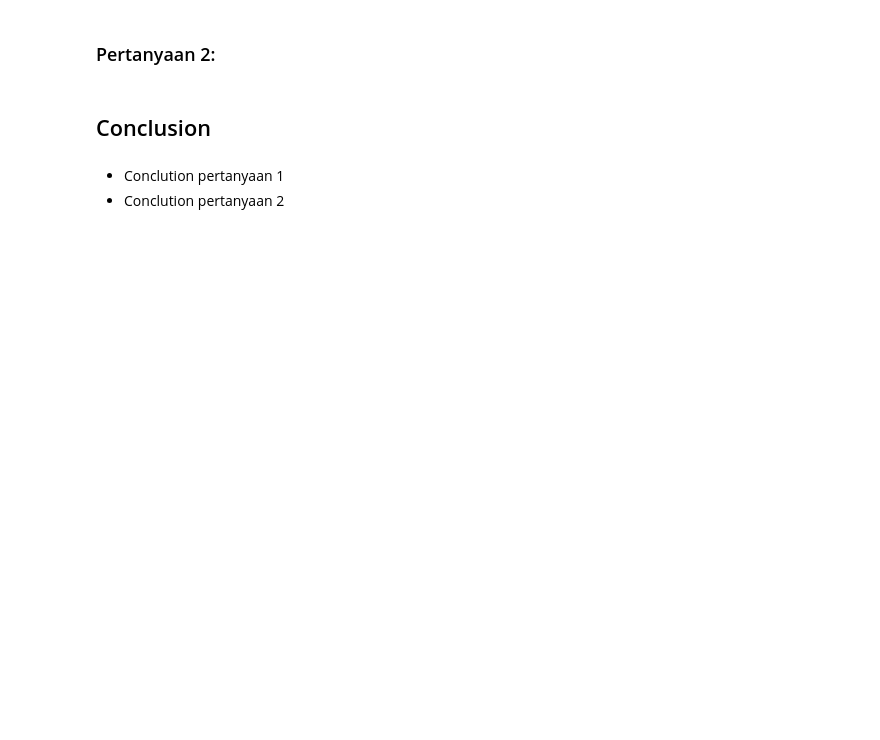
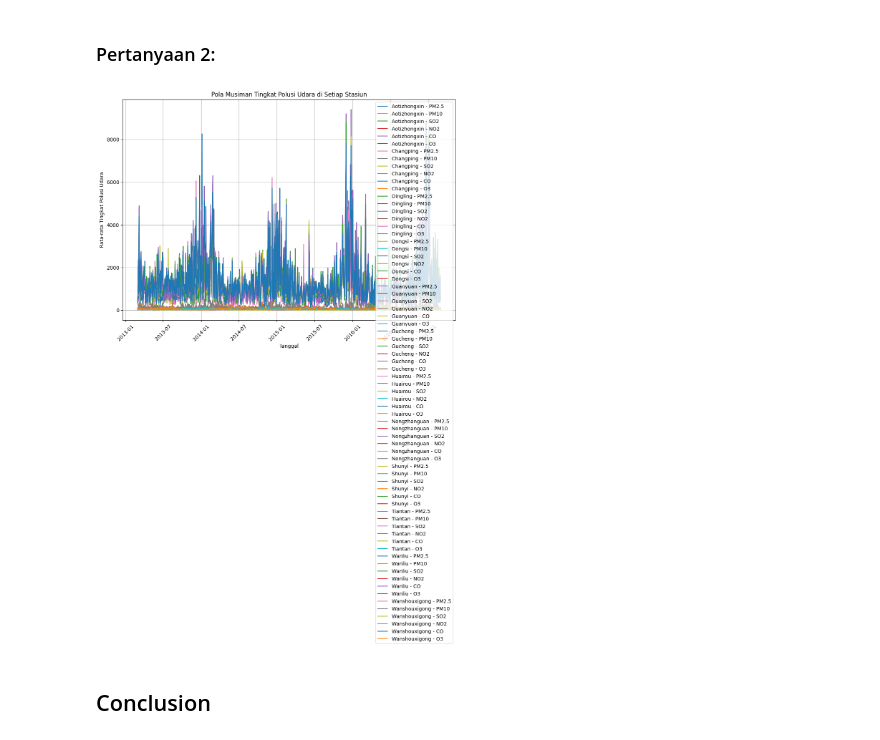
Before and after one commit to Vinzzztty/playground-data-analyst, a Jupyter notebook: Analisis Data/submission/notebook.ipynb, the cells around one changed output. Drawn from its saved outputs; the diff is of its cells as text; code cells hidden in the pictures; blank space fills up the shorter version.

```diff
--- a/Analisis Data/submission/notebook.ipynb
+++ b/Analisis Data/submission/notebook.ipynb
@@ -29,7 +462,25 @@
 # %% [markdown]
 ### Pertanyaan 2:
+# %%
+# Hitung rata-rata polusi udara untuk setiap tanggal dan stasiun
+avg_pollution_by_date_station = df.groupby(['date', 'station'])[['PM2.5', 'PM10', 'SO2', 'NO2', 'CO', 'O3']].mean()
+# %%
+# Plot
+plt.figure(figsize=(12, 8))
+for station in avg_pollution_by_date_station.index.get_level_values('station').unique():
+    data_station = avg_pollution_by_date_station.xs(station, level='station')
+    for column in data_station.columns:
+        plt.plot(data_station.index, data_station[column], label=f"{station} - {column}")
+
+plt.title('Pola Musiman Tingkat Polusi Udara di Setiap Stasiun')
+plt.xlabel('Tanggal')
+plt.ylabel('Rata-rata Tingkat Polusi Udara')
+plt.legend()
+plt.grid(True)
+plt.xticks(rotation=45)
+plt.tight_layout()
+plt.show()
+# %% [output]
+[figure, added]
 # %% [markdown]
 ## Conclusion
-# %% [markdown]
-- Conclution pertanyaan 1
-- Conclution pertanyaan 2
```
Also changed, not shown: parts of 47 cells of this notebook, 2 other files.
